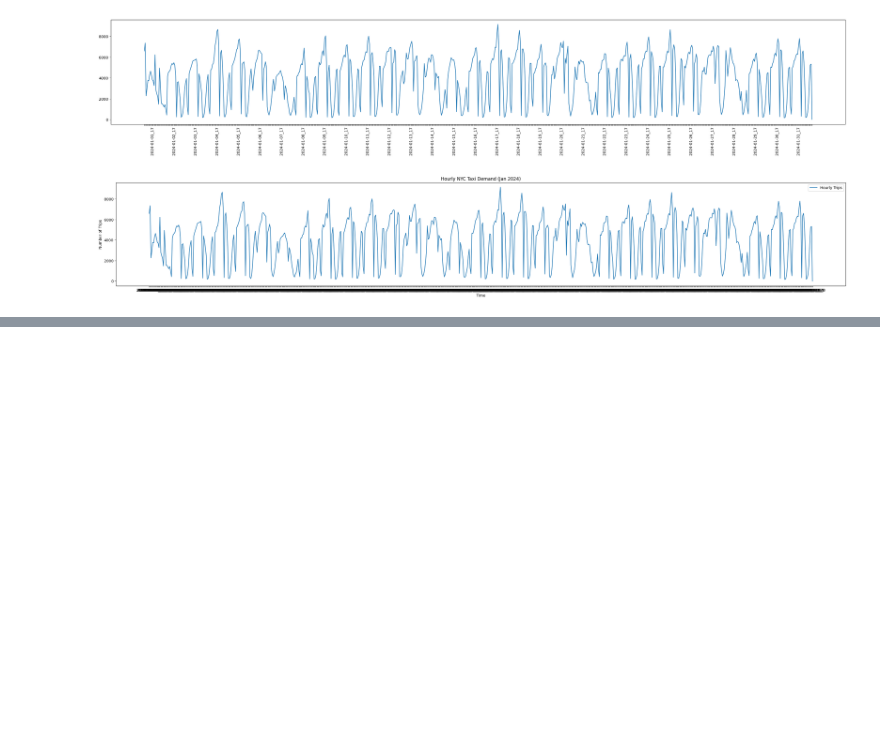
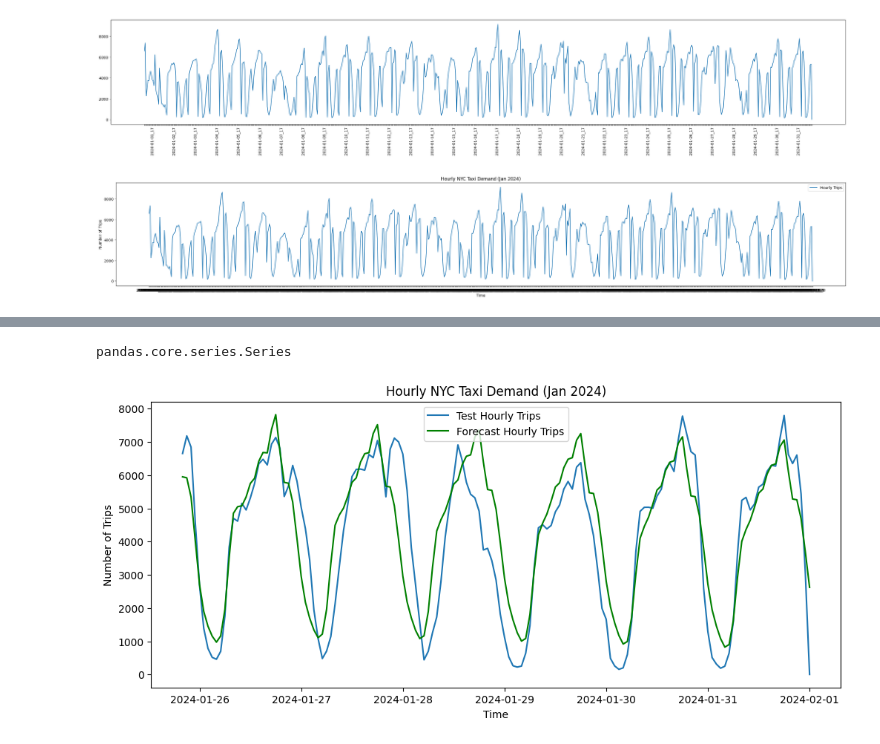
Before and after one commit to shaukat-abidi/NYCTaxiData, a Jupyter notebook: script_2.ipynb, the cells around one changed output, grey strips where cells are left out. Saved outputs shown, nothing was run; the diff lists cells and outputs as text; code cells hidden in the pictures; blank space fills up the shorter version.

Commit message:
sarimax xgboost training with lstm input preps

```diff
--- a/script_2.ipynb
+++ b/script_2.ipynb
@@ -381,0 +422,2 @@ plt.show()
+# %%
+train, test = df_hourly.iloc[0:train_size, :], df_hourly.iloc[train_size:len(df_hourly), :]
@@ -381,0 +456,3 @@ plt.show()
+# %%
+train.set_index("tpep_pickup_datetime", inplace=True)
+test.set_index("tpep_pickup_datetime", inplace=True)
@@ -381,0 +476,4 @@ plt.show()
+# %%
+# Train SARIMA model
+sarima_model = SARIMAX(train, order=(1,1,1), seasonal_order=(1,1,1,24))
+sarima_result = sarima_model.fit()
@@ -381,0 +515,18 @@ plt.show()
+# %%
+forecast = sarima_result.predict(start=test.index[0], end=test.index[-1])
+# %%
+type(forecast)
+# %% [output]
+pandas.core.series.Series
+# %%
+# Plot hourly demand
+plt.figure(figsize=(12, 5))
+plt.plot(test.index, test["hourly_pickups"], label="Test Hourly Trips")
+plt.plot(forecast.index, forecast.values, label="Forecast Hourly Trips", color="green")
+plt.xlabel("Time")
+plt.ylabel("Number of Trips")
+plt.title("Hourly NYC Taxi Demand (Jan 2024)")
+plt.legend()
+plt.show()
+# %% [output]
+[figure, added]
```
Also changed, not shown: parts of 34 cells of this notebook, 1 other file.
